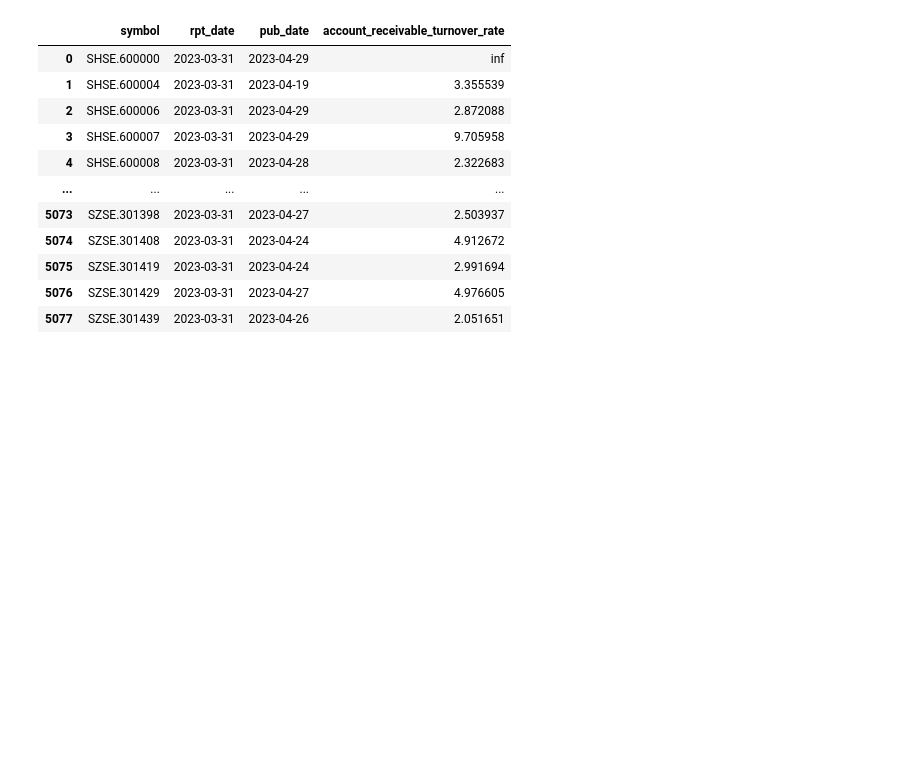
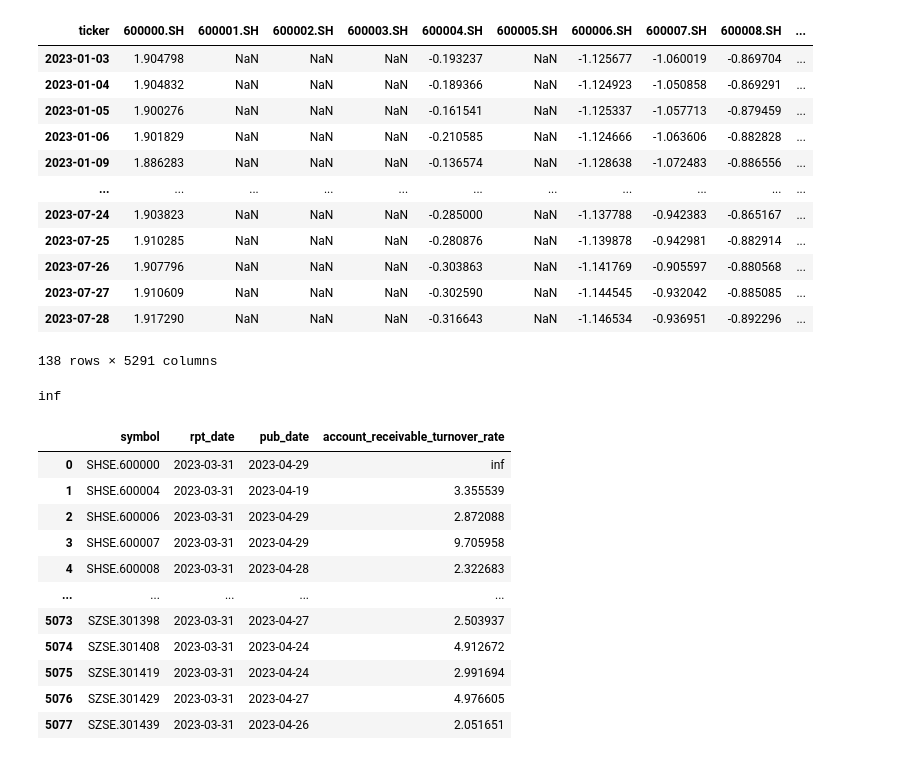
Before and after one commit to KangruiYuan/XQuant, a Jupyter notebook: ModuleTests/BaseTest.ipynb, the cells around one changed output. Saved outputs shown, nothing was run; the diff lists cells and outputs as text; code cells hidden in the pictures; blank space fills up the shorter version.

```diff
--- a/ModuleTests/BaseTest.ipynb
+++ b/ModuleTests/BaseTest.ipynb
@@ -22,3 +21,24 @@ SELECT symbol,bob,close FROM "gmData_history" WHERE bob >= %(begin)s AND bob <=
+# %%
+s.MIDCAP
+# %% [output]
+| ticker | 600000.SH | 600001.SH | 600002.SH | 600003.SH | 600004.SH | 600005.SH | 600006.SH | 600007.SH | 600008.SH | ... |
+| 2023-01-03 | 1.904798 | NaN | NaN | NaN | -0.193237 | NaN | -1.125677 | -1.060019 | -0.869704 | ... |
+| 2023-01-04 | 1.904832 | NaN | NaN | NaN | -0.189366 | NaN | -1.124923 | -1.050858 | -0.869291 | ... |
+| 2023-01-05 | 1.900276 | NaN | NaN | NaN | -0.161541 | NaN | -1.125337 | -1.057713 | -0.879459 | ... |
+| 2023-01-06 | 1.901829 | NaN | NaN | NaN | -0.210585 | NaN | -1.124666 | -1.063606 | -0.882828 | ... |
+| 2023-01-09 | 1.886283 | NaN | NaN | NaN | -0.136574 | NaN | -1.128638 | -1.072483 | -0.886556 | ... |
+| ... | ... | ... | ... | ... | ... | ... | ... | ... | ... | ... |
+| 2023-07-24 | 1.903823 | NaN | NaN | NaN | -0.285000 | NaN | -1.137788 | -0.942383 | -0.865167 | ... |
+| 2023-07-25 | 1.910285 | NaN | NaN | NaN | -0.280876 | NaN | -1.139878 | -0.942981 | -0.882914 | ... |
+| 2023-07-26 | 1.907796 | NaN | NaN | NaN | -0.303863 | NaN | -1.141769 | -0.905597 | -0.880568 | ... |
+| 2023-07-27 | 1.910609 | NaN | NaN | NaN | -0.302590 | NaN | -1.144545 | -0.932042 | -0.885085 | ... |
+| 2023-07-28 | 1.917290 | NaN | NaN | NaN | -0.316643 | NaN | -1.146534 | -0.936951 | -0.892296 | ... |
+138 rows × 5291 columns
+# %%
+import numpy as np
+np.nanmax([1, np.nan, np.inf])
+# %% [output]
+inf
 # %%
 DataAPI.get_data('account_receivable_turnover_rate', begin='20230101')
 # %% [output]
```
Also changed, not shown: parts of 1 cell of this notebook, 2 other files.
